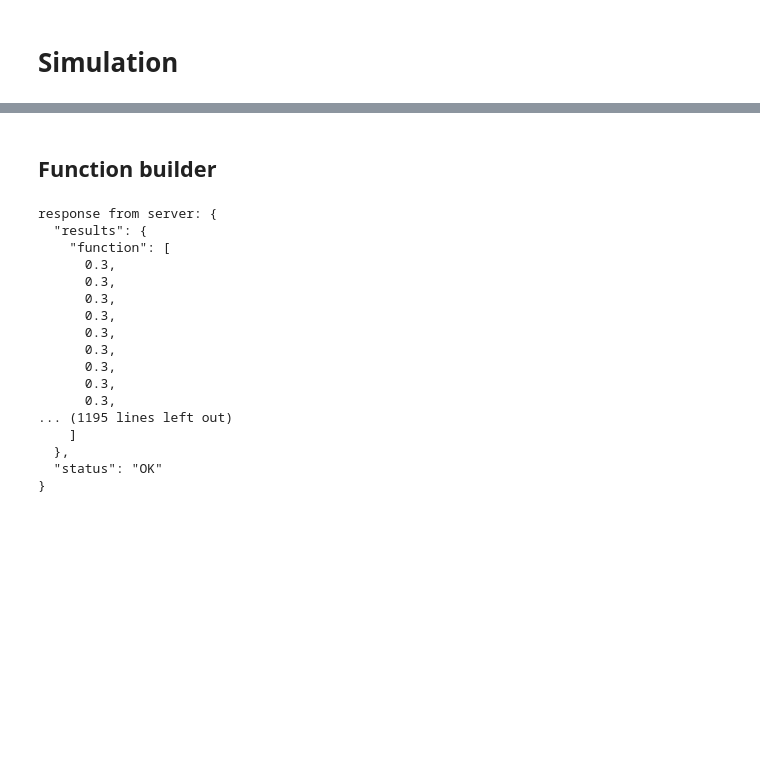
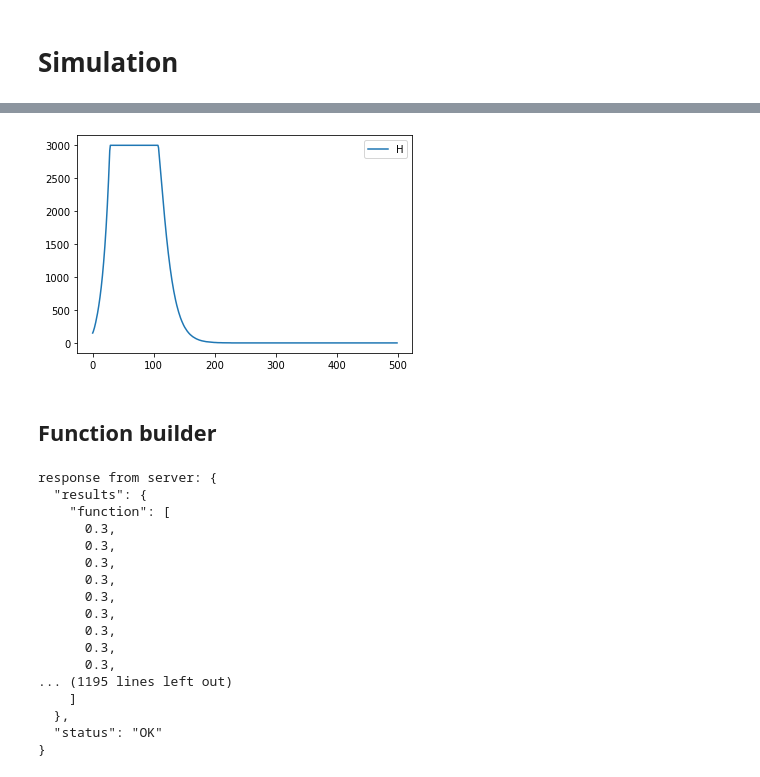
Before and after one commit to DLab/covid19geomodeller, a Jupyter notebook: backend/backend_test.ipynb, the cells around one changed output, grey strips where cells are left out. Drawn from its saved outputs; the diff is of its cells as text; code cells hidden in the pictures; blank space fills up the shorter version.

```diff
--- a/backend/backend_test.ipynb
+++ b/backend/backend_test.ipynb
@@ -37,3 +105,9 @@ dictToSend = {'t_init':490,'t_end':550,'function':{
+# %%
+plt.plot(response['t'].values(),response['H'].values(),label='H')
+plt.legend(loc=0)
+plt.show()
+# %% [output]
+[figure, added]
 # %% [markdown]
 ## Function builder
 # %%
```
Also changed, not shown: parts of 6 cells of this notebook.
